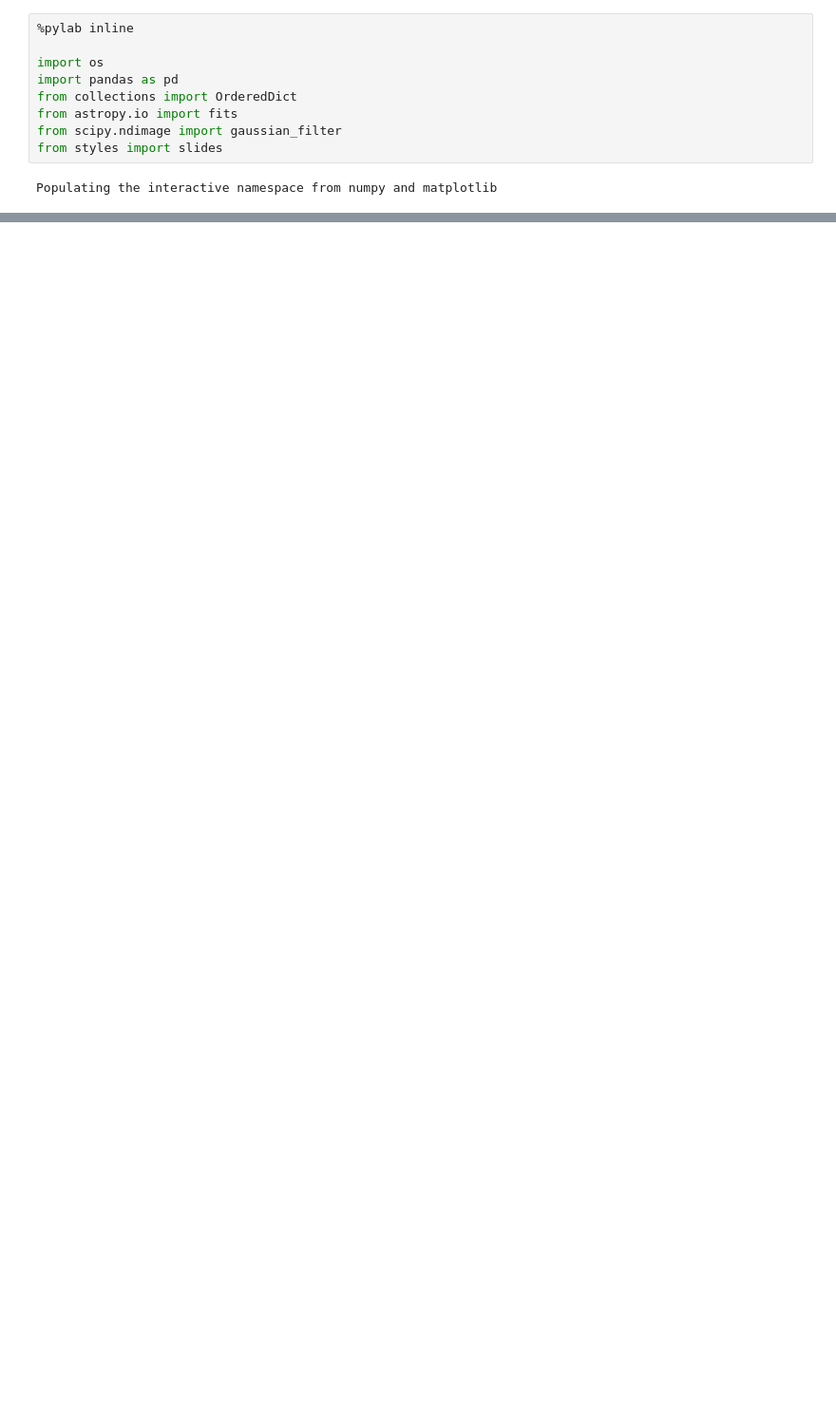
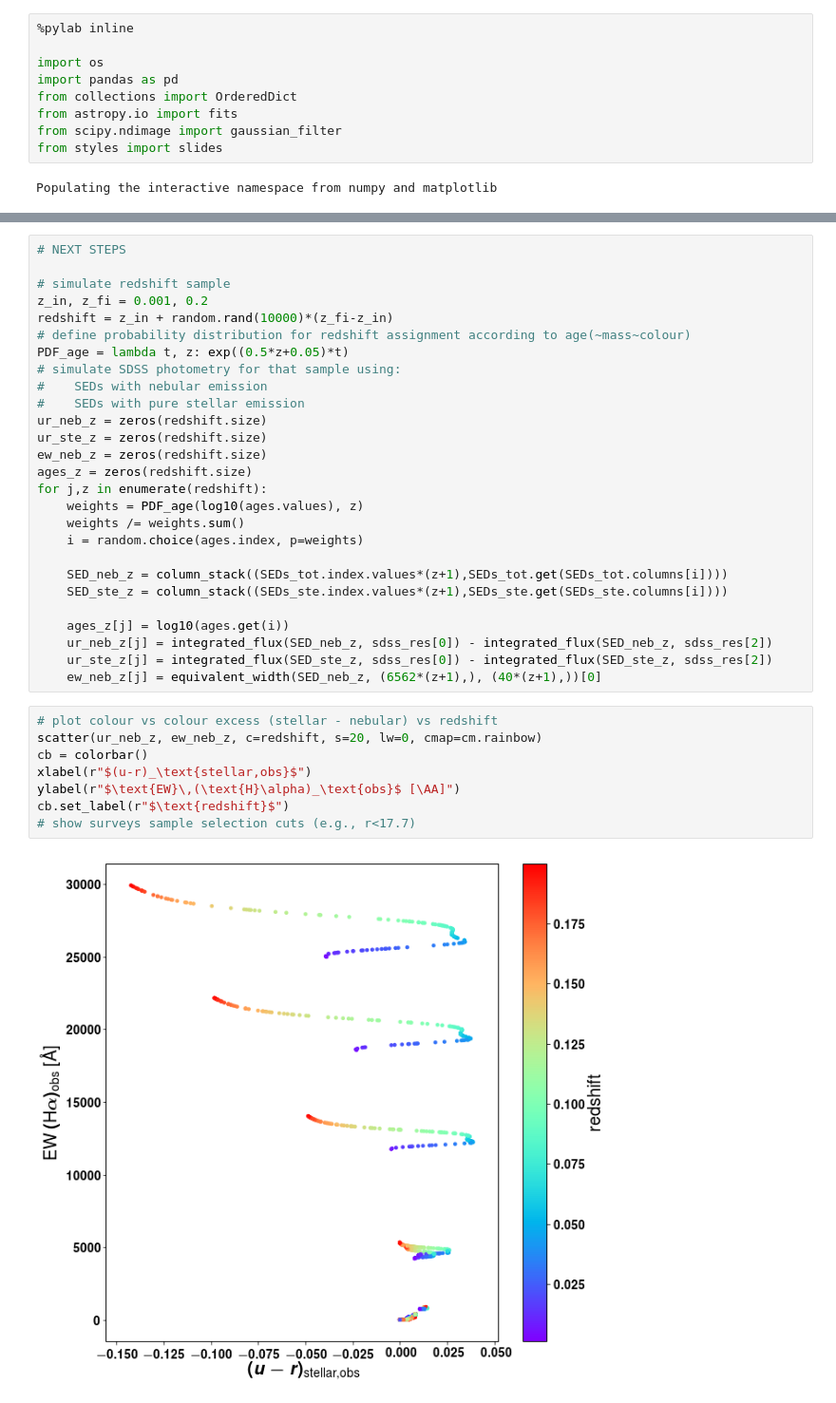
Before and after one commit to ajmejia/photo-ew, a Jupyter notebook: notebooks/proof-of-concept.ipynb, the cells around one changed output, grey strips where cells are left out. Shown: that part at 95% size. Saved outputs shown, nothing was run; the diff lists cells and outputs as text; blank space fills up the shorter version.

```diff
--- a/notebooks/proof-of-concept.ipynb
+++ b/notebooks/proof-of-concept.ipynb
@@ -74,0 +147,37 @@ Text(0,0.5,u'$L_\\lambda$ [L$_{\\odot}/$\\AA]')
+# %%
+# NEXT STEPS
+
+# simulate redshift sample
+z_in, z_fi = 0.001, 0.2
+redshift = z_in + random.rand(10000)*(z_fi-z_in)
+# define probability distribution for redshift assignment according to age(~mass~colour)
+PDF_age = lambda t, z: exp((0.5*z+0.05)*t)
+# simulate SDSS photometry for that sample using:
+#    SEDs with nebular emission
+#    SEDs with pure stellar emission
+ur_neb_z = zeros(redshift.size)
+ur_ste_z = zeros(redshift.size)
+ew_neb_z = zeros(redshift.size)
+ages_z = zeros(redshift.size)
+for j,z in enumerate(redshift):
+    weights = PDF_age(log10(ages.values), z)
+    weights /= weights.sum()
+    i = random.choice(ages.index, p=weights)
+
+    SED_neb_z = column_stack((SEDs_tot.index.values*(z+1),SEDs_tot.get(SEDs_tot.columns[i])))
+    SED_ste_z = column_stack((SEDs_ste.index.values*(z+1),SEDs_ste.get(SEDs_ste.columns[i])))
+
+    ages_z[j] = log10(ages.get(i))
+    ur_neb_z[j] = integrated_flux(SED_neb_z, sdss_res[0]) - integrated_flux(SED_neb_z, sdss_res[2])
+    ur_ste_z[j] = integrated_flux(SED_ste_z, sdss_res[0]) - integrated_flux(SED_ste_z, sdss_res[2])
+    ew_neb_z[j] = equivalent_width(SED_neb_z, (6562*(z+1),), (40*(z+1),))[0]
+# %%
+# plot colour vs colour excess (stellar - nebular) vs redshift
+scatter(ur_neb_z, ew_neb_z, c=redshift, s=20, lw=0, cmap=cm.rainbow)
+cb = colorbar()
+xlabel(r"$(u-r)_\text{stellar,obs}$")
+ylabel(r"$\text{EW}\,(\text{H}\alpha)_\text{obs}$ [\AA]")
+cb.set_label(r"$\text{redshift}$")
+# show surveys sample selection cuts (e.g., r<17.7)
+# %% [output]
+[figure, added]
```
Also changed, not shown: parts of 7 cells of this notebook.
